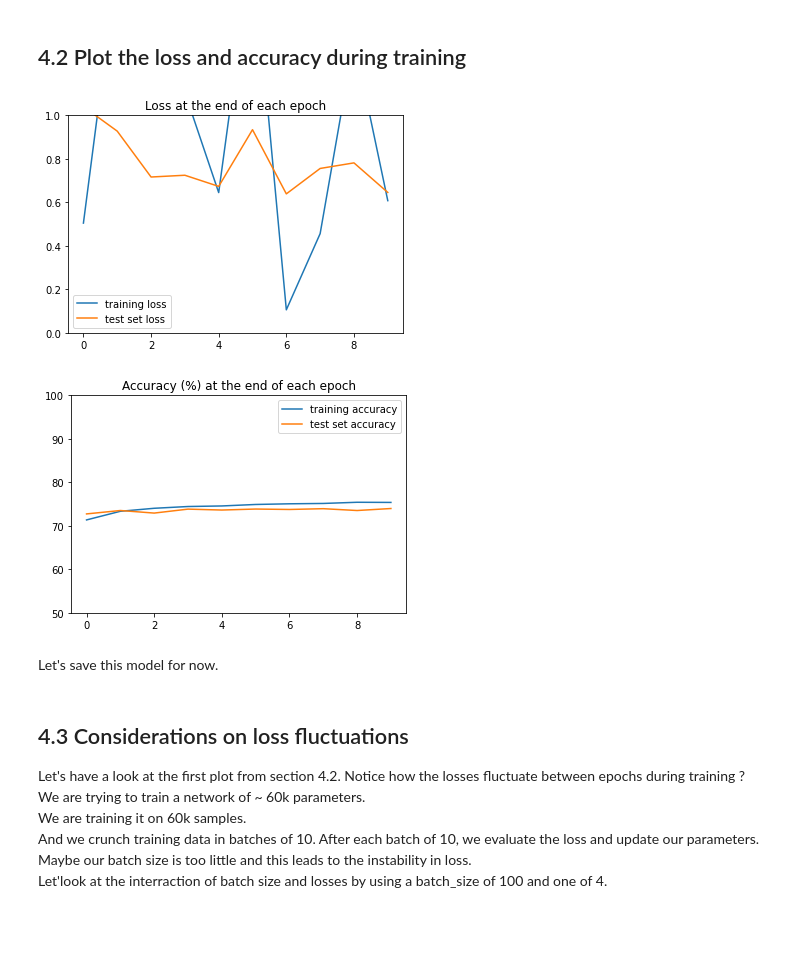
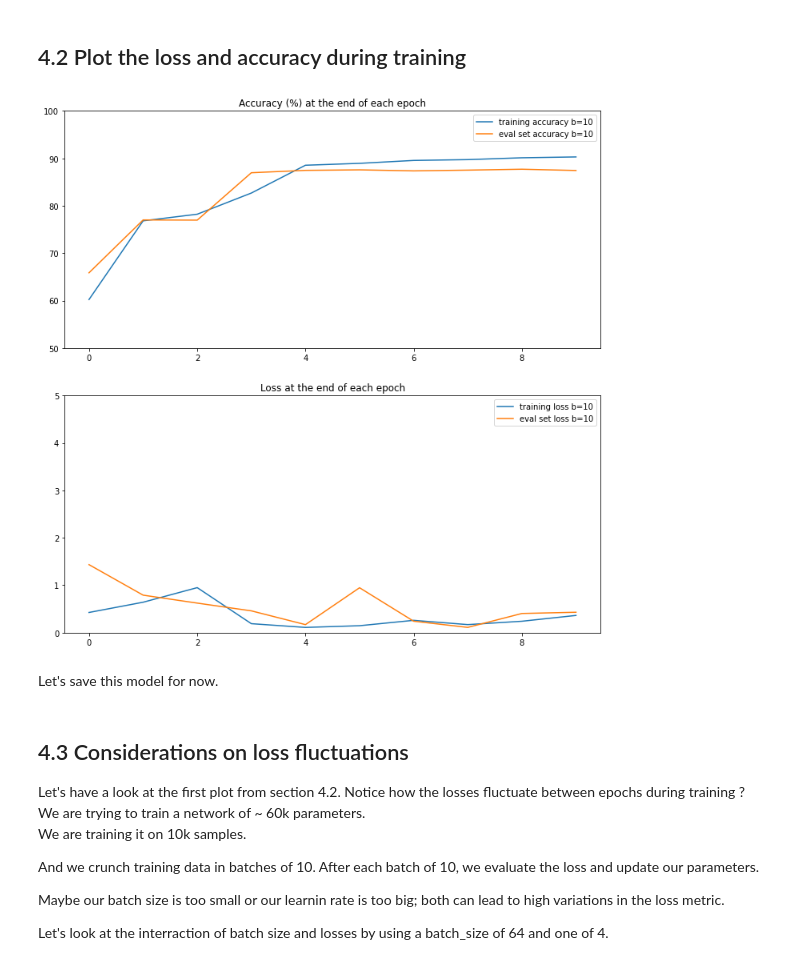
Before and after one commit to mihaelagrigore/Deep-Learning-CNN-with-PyTorch, a Jupyter notebook: deep-learning-for-beginners-cnn-with-pytorch.ipynb, the cells around one changed output. Cells and saved outputs as stored; diff of their text form; code cells hidden in the pictures; blank space fills up the shorter version.

```diff
--- a/deep-learning-for-beginners-cnn-with-pytorch.ipynb
+++ b/deep-learning-for-beginners-cnn-with-pytorch.ipynb
@@ -368,0 +375,5 @@ int
+# %%
+device = torch.device('cuda:0' if torch.cuda.is_available() else 'cpu')
+
+# Assuming that we are on a CUDA machine, this should print a CUDA device:
+print(device)
@@ -369 +382,12 @@ int
+# %%
+test_split = 0.2
+
+train_data = FashionMNISTDataset('/kaggle/input/fashionmnist/fashion-mnist_train.csv')
+
+# create 'lengths' for the split
+dataset_size = len(train_data)
+val_size = int(test_split * dataset_size)
+train_size = dataset_size - val_size
+
+train_set, val_set = torch.utils.data.random_split(train_data, lengths = [train_size, val_size], generator=torch.Generator().manual_seed(42))
 # %%
@@ -446,0 +489,2 @@ Duration of training (min): 3.9378878633181253
+# %%
+model10, result10 = train_model(batch_size=10, GPU=True)
@@ -447,23 +503,29 @@ Duration of training (min): 3.9378878633181253
 # %% [markdown]
 ## 4.2 Plot the loss and accuracy during training
-# %%
-plt.figure(figsize=(6,4))
-plt.plot(train_losses, label='training loss')
-plt.plot(test_losses, label='test set loss')
-plt.title('Loss at the end of each epoch')
-plt.ylim(0,1)
-plt.legend();
-# %% [output]
-[figure, removed]
-# %%
-plt.figure(figsize=(6,4))
-plt.plot(train_correct, label='training accuracy')
-plt.plot(test_correct, label='test set accuracy')
-plt.title('Accuracy (%) at the end of each epoch')
-plt.ylim(50,100)
-plt.legend();
-# %% [output]
-[figure, removed]
+# %%
+def plot_results(res_arr):
+    plt.figure(figsize=(12,12))
+
+    for result in res_arr:
+        (bsz, train_acc, test_acc, train_loss, test_loss) = result
+
+        plt.subplot(211)
+        plt.plot(train_acc, label=f'training accuracy b={bsz}')
+        plt.plot(test_acc, label=f'eval set accuracy b={bsz}')
+        plt.title('Accuracy (%) at the end of each epoch')
+        plt.ylim(50,100)
+        plt.legend();
+
+        plt.subplot(212)
+        plt.plot(train_loss, label=f'training loss b={bsz}')
+        plt.plot(test_loss, label=f'eval set loss b={bsz}')
+        plt.title('Loss at the end of each epoch')
+        plt.ylim(0,5)
+        plt.legend();
+# %%
+plot_results([result10])
+# %% [output]
+[figure, added]
 # %% [markdown]
 Let's save this model for now.
 # %%
@@ -473,7 +535,10 @@ torch.save(model.state_dict(), 'FashionMNIST-CNN-Model-Batch10.pt')
 
 Let's have a look at the first plot from section 4.2. Notice how the losses fluctuate between epochs during training ?
 We are trying to train a network of ~ 60k parameters.
-We are training it on 60k samples.
+We are training it on 10k samples.
+
 And we crunch training data in batches of 10. After each batch of 10, we evaluate the loss and update our parameters.
-Maybe our batch size is too little and this leads to the instability in loss.
-Let'look at the interraction of batch size and losses by using a batch_size of 100 and one of 4.
+
+Maybe our batch size is too small or our learnin rate is too big; both can lead to high variations in the loss metric.
+
+Let's look at the interraction of batch size and losses by using a batch_size of 64 and one of 4.
```
Also changed, not shown: parts of 30 cells of this notebook.
